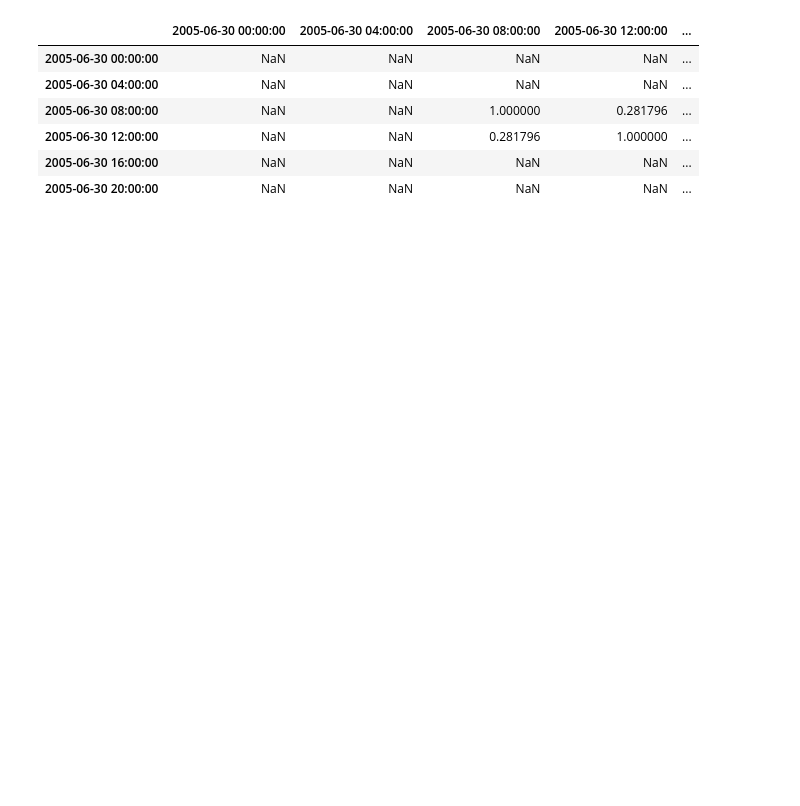
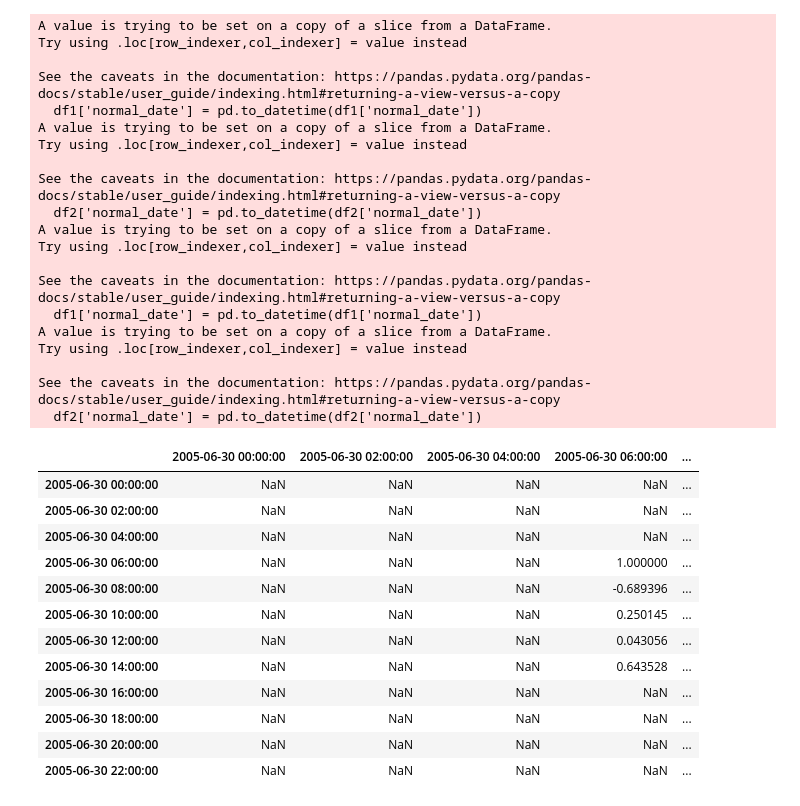
Before and after one commit to AdamZinebii/Intraday-Market-Activity-Clustering, a Jupyter notebook: datanalysis.ipynb, the cells around one changed output. Saved outputs shown, nothing was run; the diff lists cells and outputs as text; code cells hidden in the pictures; blank space fills up the shorter version.

```diff
--- a/datanalysis.ipynb
+++ b/datanalysis.ipynb
@@ -36,7 +73,7 @@ index_to_files
 # On met en parametre, le index to file, le start date, le end date et le time interval
 
 start_date = '2005-06-30 00:00:00'
-end_date = '2005-06-30 23:00:00'
-time_interval = '4H'
+end_date = '2005-06-30 23:59:00'
+time_interval = '2H'
 corr_mat(index_to_files,start_date, end_date,time_interval)
 # %% [output]
@@ -63,7 +97,33 @@ See the caveats in the documentation: https://pandas.pydata.org/pandas-docs/stab
+A value is trying to be set on a copy of a slice from a DataFrame.
+Try using .loc[row_indexer,col_indexer] = value instead
+
+See the caveats in the documentation: https://pandas.pydata.org/pandas-docs/stable/user_guide/indexing.html#returning-a-view-versus-a-copy
+  df1['normal_date'] = pd.to_datetime(df1['normal_date'])
+A value is trying to be set on a copy of a slice from a DataFrame.
+Try using .loc[row_indexer,col_indexer] = value instead
+
+See the caveats in the documentation: https://pandas.pydata.org/pandas-docs/stable/user_guide/indexing.html#returning-a-view-versus-a-copy
+  df2['normal_date'] = pd.to_datetime(df2['normal_date'])
+A value is trying to be set on a copy of a slice from a DataFrame.
+Try using .loc[row_indexer,col_indexer] = value instead
+
+See the caveats in the documentation: https://pandas.pydata.org/pandas-docs/stable/user_guide/indexing.html#returning-a-view-versus-a-copy
+  df1['normal_date'] = pd.to_datetime(df1['normal_date'])
+A value is trying to be set on a copy of a slice from a DataFrame.
+Try using .loc[row_indexer,col_indexer] = value instead
+
+See the caveats in the documentation: https://pandas.pydata.org/pandas-docs/stable/user_guide/indexing.html#returning-a-view-versus-a-copy
+  df2['normal_date'] = pd.to_datetime(df2['normal_date'])
-|  | 2005-06-30 00:00:00 | 2005-06-30 04:00:00 | 2005-06-30 08:00:00 | 2005-06-30 12:00:00 | ... |
+|  | 2005-06-30 00:00:00 | 2005-06-30 02:00:00 | 2005-06-30 04:00:00 | 2005-06-30 06:00:00 | ... |
 | 2005-06-30 00:00:00 | NaN | NaN | NaN | NaN | ... |
+| 2005-06-30 02:00:00 | NaN | NaN | NaN | NaN | ... |
 | 2005-06-30 04:00:00 | NaN | NaN | NaN | NaN | ... |
-| 2005-06-30 08:00:00 | NaN | NaN | 1.000000 | 0.281796 | ... |
-| 2005-06-30 12:00:00 | NaN | NaN | 0.281796 | 1.000000 | ... |
+| 2005-06-30 06:00:00 | NaN | NaN | NaN | 1.000000 | ... |
+| 2005-06-30 08:00:00 | NaN | NaN | NaN | -0.689396 | ... |
+| 2005-06-30 10:00:00 | NaN | NaN | NaN | 0.250145 | ... |
+| 2005-06-30 12:00:00 | NaN | NaN | NaN | 0.043056 | ... |
+| 2005-06-30 14:00:00 | NaN | NaN | NaN | 0.643528 | ... |
 | 2005-06-30 16:00:00 | NaN | NaN | NaN | NaN | ... |
+| 2005-06-30 18:00:00 | NaN | NaN | NaN | NaN | ... |
 | 2005-06-30 20:00:00 | NaN | NaN | NaN | NaN | ... |
+| 2005-06-30 22:00:00 | NaN | NaN | NaN | NaN | ... |
```
Also changed, not shown: parts of 4 cells of this notebook, 1 other file.
